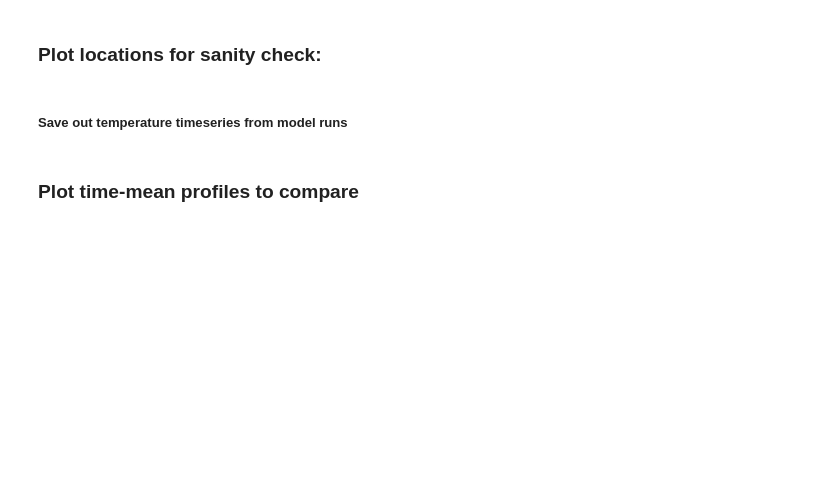
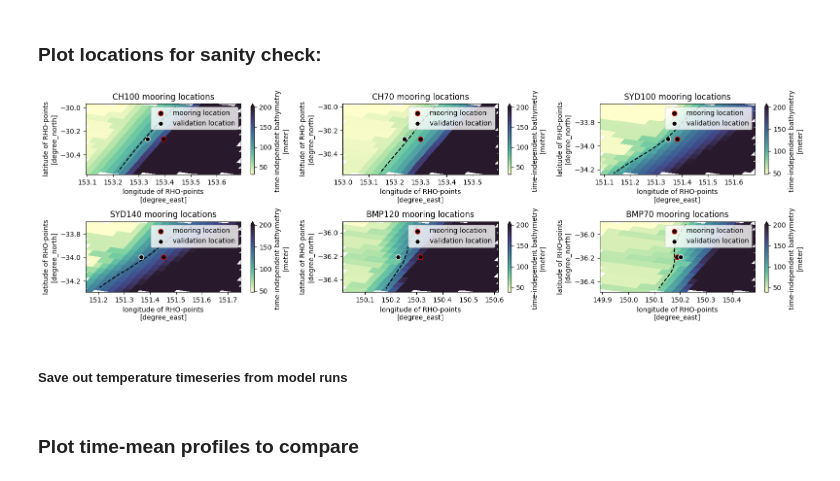
Before and after one commit to ACCESS-Community-Hub/coastal-commons, a Jupyter notebook: Recipes/model_eval_moorings.ipynb, the cells around one changed output. Saved outputs shown, nothing was run; the diff lists cells and outputs as text; code cells hidden in the pictures; blank space fills up the shorter version.

Commit message:
moorings to model

```diff
--- a/Recipes/model_eval_moorings.ipynb
+++ b/Recipes/model_eval_moorings.ipynb
@@ -191,4 +280,4 @@ ch70_lon_best = find_best_model_depth(ch70_lon, ch70_lat, ch70.DEPTH_1, lon, 'CH
 ### Sydney Coordinates
 # %%
 syd100_lon, syd100_lat = syd100.LONGITUDE, syd100.LATITUDE
-syd100_lon_best = find_best_model_depth(syd100_lon, syd100_lat, syd100.DEPTH_1, lon, 'SYD100')
+syd100_lon_best = find_best_model_depth(syd100_lon, syd100_lat, syd100.DEPTH_1, lon, lat, model.h, 'SYD100')
@@ -195,3 +291,3 @@ syd100_lon_best = find_best_model_depth(syd100_lon, syd100_lat, syd100.DEPTH_1,
 # %%
 syd140_lon, syd140_lat = syd140.LONGITUDE, syd140.LATITUDE
-syd140_lon_best = find_best_model_depth(syd140_lon, syd140_lat, syd140.DEPTH_1, lon, 'SYD140')
+syd140_lon_best = find_best_model_depth(syd140_lon, syd140_lat, syd140.DEPTH_1, lon, lat, model.h, 'SYD140')
@@ -200,4 +303,4 @@ syd140_lon_best = find_best_model_depth(syd140_lon, syd140_lat, syd140.DEPTH_1,
 # %%
 # dif from Neil code> 131.58928345 - 120 (11.589), difference bigger than mine...
 bmp120_lon, bmp120_lat = bmp120.LONGITUDE, bmp120.LATITUDE
-bmp120_lon_best = find_best_model_depth(bmp120_lon, bmp120_lat, bmp120.DEPTH_1, lon, 'BMP120')
+bmp120_lon_best = find_best_model_depth(bmp120_lon, bmp120_lat, bmp120.DEPTH_1, lon, lat, model.h, 'BMP120')
@@ -204,3 +314,3 @@ bmp120_lon_best = find_best_model_depth(bmp120_lon, bmp120_lat, bmp120.DEPTH_1,
 # %%
 bmp70_lon, bmp70_lat = bmp70.LONGITUDE, bmp70.LATITUDE
-bmp70_lon_best = find_best_model_depth(bmp70_lon, bmp70_lat, bmp70.DEPTH_1, lon, 'BMP70')
+bmp70_lon_best = find_best_model_depth(bmp70_lon, bmp70_lat, bmp70.DEPTH_1, lon, lat, model.h, 'BMP70')
@@ -209,17 +326,19 @@ bmp70_lon_best = find_best_model_depth(bmp70_lon, bmp70_lat, bmp70.DEPTH_1, lon,
 # %%
 fig = plt.figure(figsize=(16,5))
 plt.subplot(2, 3, 1)
-plot_moor_pos(v3, ch100_lon, ch100_lat, ch100_lon_best, 100, 'CH100 mooring locations')
+plot_moor_pos(model, ch100_lon, ch100_lat, ch100_lon_best, 100, 'CH100 mooring locations')
 plt.subplot(2, 3, 2)
-plot_moor_pos(v3, ch70_lon, ch70_lat, ch70_lon_best, 100, 'CH70 mooring locations')
+plot_moor_pos(model, ch70_lon, ch70_lat, ch70_lon_best, 70, 'CH70 mooring locations')
 plt.subplot(2, 3, 3)
-plot_moor_pos(v3, syd100_lon, syd100_lat, syd100_lon_best, 100, 'SYD100 mooring locations')
+plot_moor_pos(model, syd100_lon, syd100_lat, syd100_lon_best, 100, 'SYD100 mooring locations')
 plt.subplot(2, 3, 4)
-plot_moor_pos(v3, syd140_lon, syd140_lat, syd140_lon_best, 100, 'SYD140 mooring locations')
+plot_moor_pos(model, syd140_lon, syd140_lat, syd140_lon_best, 140, 'SYD140 mooring locations')
 plt.subplot(2, 3, 5)
-plot_moor_pos(v3, bmp120_lon, bmp120_lat, bmp120_lon_best, 100, 'BMP120 mooring locations')
+plot_moor_pos(model, bmp120_lon, bmp120_lat, bmp120_lon_best, 120, 'BMP120 mooring locations')
 plt.subplot(2, 3, 6)
-plot_moor_pos(v3, bmp70_lon, bmp70_lat, bmp70_lon_best, 100, 'BMP70 mooring locations')
+plot_moor_pos(model, bmp70_lon, bmp70_lat, bmp70_lon_best, 70, 'BMP70 mooring locations')
 plt.tight_layout()
-plt.savefig('validation_point.png', format="png", bbox_inches='tight', pad_inches=0.1, dpi=100)
-plt.close()
+# plt.savefig('validation_point.png', format="png", bbox_inches='tight', pad_inches=0.1, dpi=100)
+# plt.close()
+# %% [output]
+[figure, added]
```
Also changed, not shown: parts of 30 cells of this notebook.
